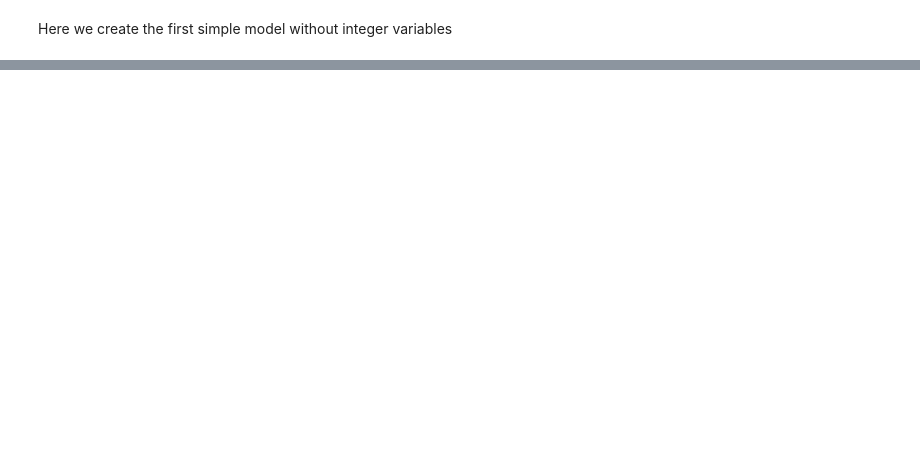
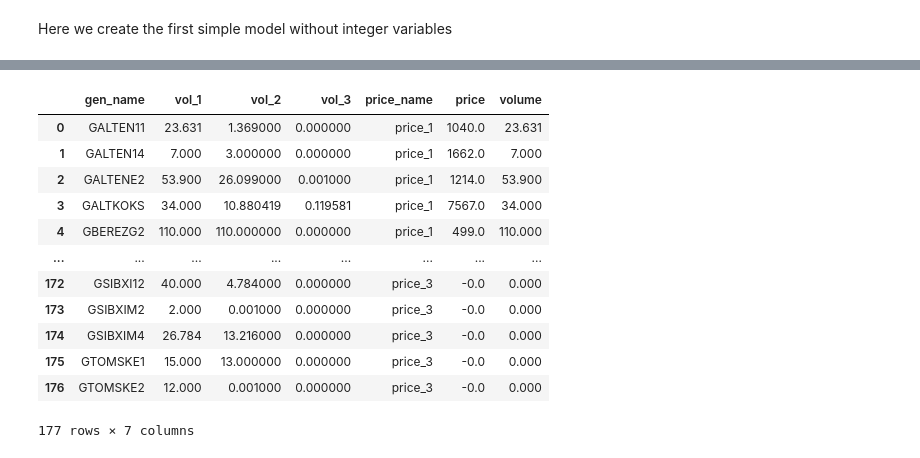
Before and after one commit to Skalolom/ModelBids, a Jupyter notebook: simple_model.ipynb, the cells around one changed output, grey strips where cells are left out. Drawn from its saved outputs; the diff is of its cells as text; code cells hidden in the pictures; blank space fills up the shorter version.

Commit message:
added improvements to the bids distribution model

```diff
--- a/simple_model.ipynb
+++ b/simple_model.ipynb
@@ -219,0 +342,3 @@ import mosek
+# %%
+model_curve = gen_bids.melt(id_vars=['gen_name', 'vol_1', 'vol_2', 'vol_3'], var_name='price_name', value_name='price')
+model_curve
@@ -219,0 +359,27 @@ import mosek
+# %%
+def define_volume(x):
+    result = 0
+    if x['price_name'] == 'price_1':
+        result = x['vol_1']
+    elif x['price_name'] == 'price_2':
+        result = x['vol_2']
+    else:
+        result = x['vol_3']
+    return result
+# %%
+model_curve['volume'] = model_curve.apply(define_volume, axis=1)
+model_curve
+# %% [output]
+|  | gen_name | vol_1 | vol_2 | vol_3 | price_name | price | volume |
+| 0 | GALTEN11 | 23.631 | 1.369000 | 0.000000 | price_1 | 1040.0 | 23.631 |
+| 1 | GALTEN14 | 7.000 | 3.000000 | 0.000000 | price_1 | 1662.0 | 7.000 |
+| 2 | GALTENE2 | 53.900 | 26.099000 | 0.001000 | price_1 | 1214.0 | 53.900 |
+| 3 | GALTKOKS | 34.000 | 10.880419 | 0.119581 | price_1 | 7567.0 | 34.000 |
+| 4 | GBEREZG2 | 110.000 | 110.000000 | 0.000000 | price_1 | 499.0 | 110.000 |
+| ... | ... | ... | ... | ... | ... | ... | ... |
+| 172 | GSIBXI12 | 40.000 | 4.784000 | 0.000000 | price_3 | -0.0 | 0.000 |
+| 173 | GSIBXIM2 | 2.000 | 0.001000 | 0.000000 | price_3 | -0.0 | 0.000 |
+| 174 | GSIBXIM4 | 26.784 | 13.216000 | 0.000000 | price_3 | -0.0 | 0.000 |
+| 175 | GTOMSKE1 | 15.000 | 13.000000 | 0.000000 | price_3 | -0.0 | 0.000 |
+| 176 | GTOMSKE2 | 12.000 | 0.001000 | 0.000000 | price_3 | -0.0 | 0.000 |
+177 rows × 7 columns
```
Also changed, not shown: parts of 17 cells of this notebook.
